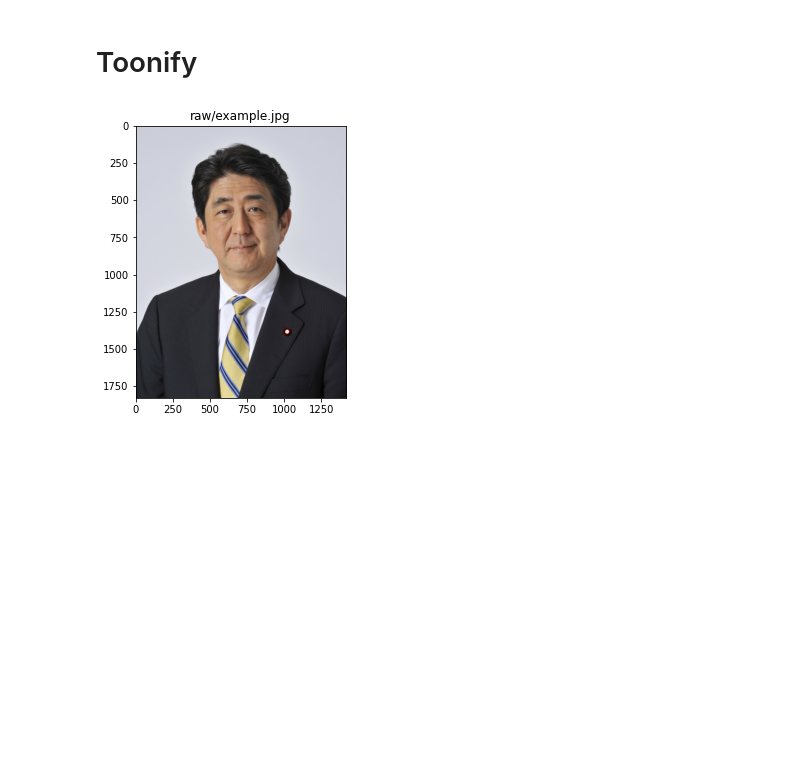
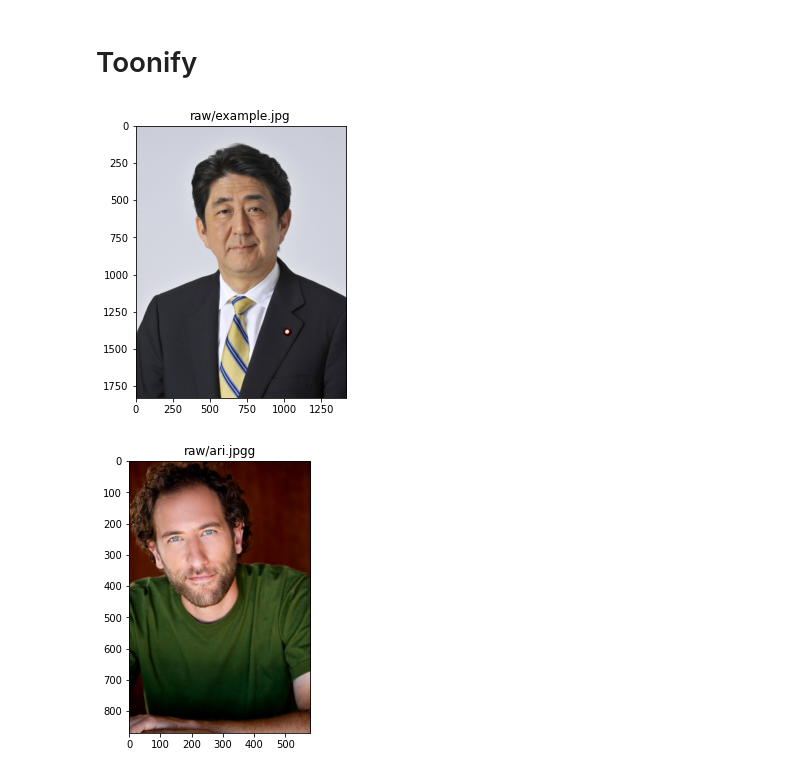
Before and after one commit to neelriyer/simpsonification, a Jupyter notebook: StyleGAN_blending_example.ipynb, the cells around one changed output. Drawn from its saved outputs; the diff is of its cells as text; code cells hidden in the pictures; blank space fills up the shorter version.

```diff
--- a/StyleGAN_blending_example.ipynb
+++ b/StyleGAN_blending_example.ipynb
@@ -156,11 +125,14 @@ time: 3.9 s (started: 2021-01-22 20:16:49 +00:00)
 # %%
 BLENDED_PATH = '/content/drive/MyDrive/blended_stylegan_simpson.pkl'
 
 Path('raw').mkdir(exist_ok = True, parents = True)
 Path('aligned').mkdir(exist_ok = True, parents = True)
 Path('generated').mkdir(exist_ok = True, parents = True)
 
 !wget -q https://upload.wikimedia.org/wikipedia/commons/6/6d/Shinz%C5%8D_Abe_Official.jpg -O raw/example.jpg
+!wget -q https://www.comedycellar.com/wp-content/uploads/2013/06/arishaffir.jpg -O raw/ari.jpg
 plotter('raw/example.jpg', title = str('raw/example.jpg'), figsize = (5,5))
+plotter('raw/ari.jpg', title = str('raw/ari.jpgg'), figsize = (5,5))
 # %% [output]
 [figure]
+[figure, added]
```
Also changed, not shown: parts of 17 cells of this notebook.
